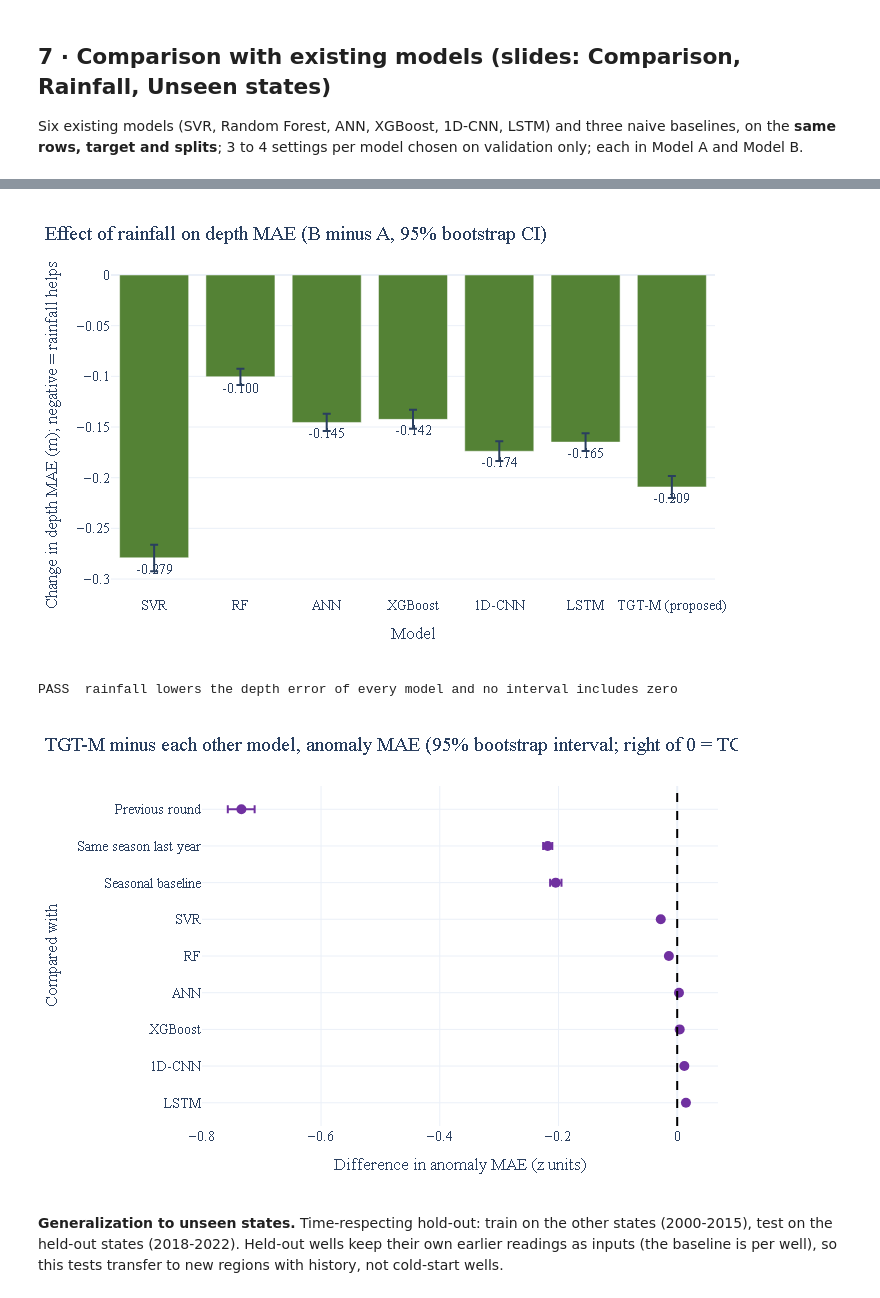
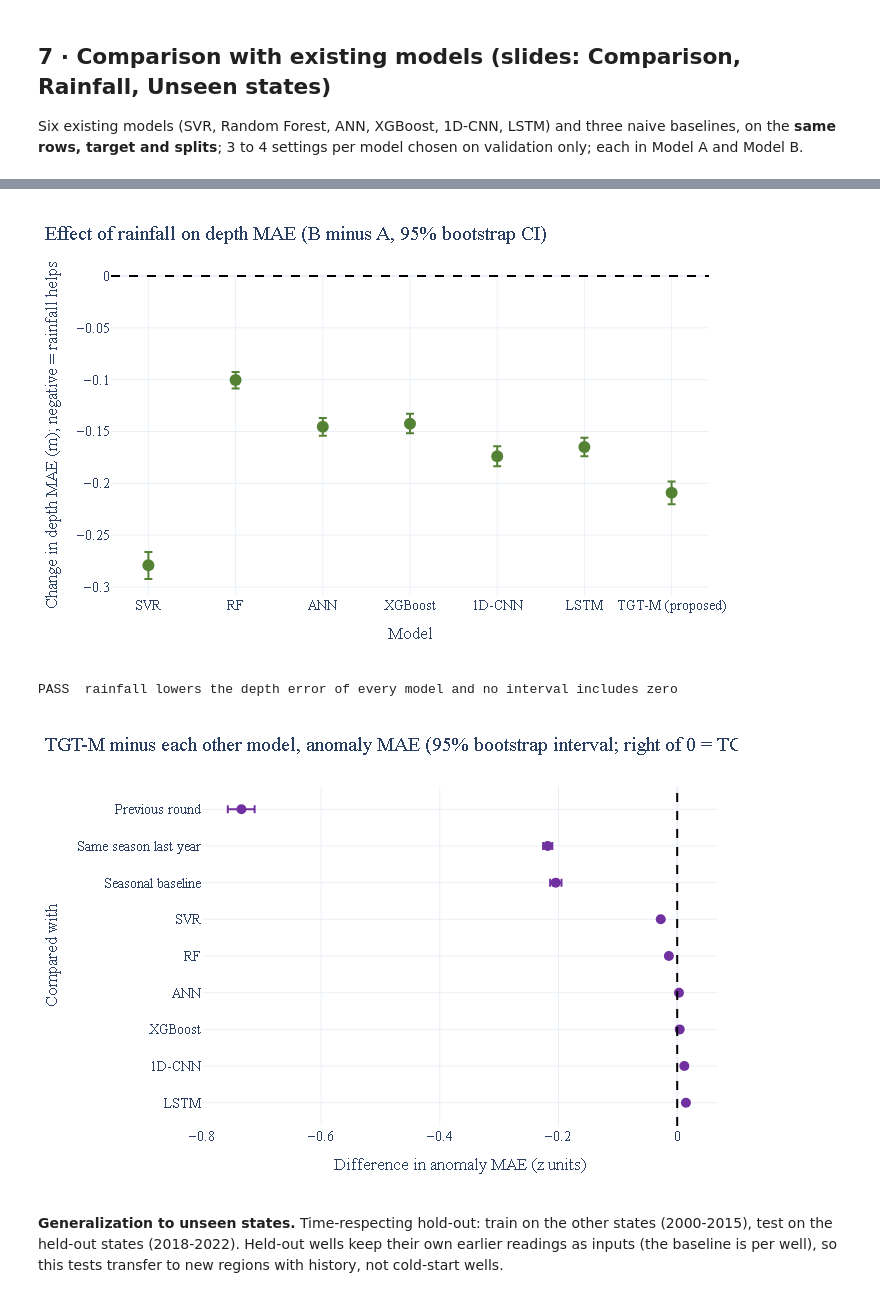
Before and after one commit to dhruvvvgg/bde-team7, a Jupyter notebook: notebooks/prerun/3_Review2_Implementation_PRERUN.ipynb, the cells around one changed output, grey strips where cells are left out. Saved outputs shown, nothing was run; the diff lists cells and outputs as text; code cells hidden in the pictures.

```diff
--- a/notebooks/prerun/3_Review2_Implementation_PRERUN.ipynb
+++ b/notebooks/prerun/3_Review2_Implementation_PRERUN.ipynb
@@ -512,16 +529,16 @@ PASS  TGT-M ranks 5th of 7 learned models on depth MAE
 # %%
 bt = pd.read_csv(T / "bootstrap.csv")
 r_ = bt[bt.comparison.str.endswith("(rainfall effect)") & (bt.metric == "depth_MAE")].copy(); r_["model"] = r_.comparison.str.split(":").str[0].map(lab)
-fig = go.Figure(go.Bar(x=r_.model, y=r_["diff"], marker_color=PAL["G"], error_y=dict(type="data", symmetric=False, array=r_.ci_hi - r_["diff"], arrayminus=r_["diff"] - r_.ci_lo),
-                       text=[f"{v:+.3f}" for v in r_["diff"]], textposition="outside"))
+fig = go.Figure(go.Scatter(x=r_.model, y=r_["diff"], mode="markers", marker=dict(size=12, color=PAL["G"]), error_y=dict(type="data", symmetric=False, array=r_.ci_hi - r_["diff"], arrayminus=r_["diff"] - r_.ci_lo)))
+fig.add_hline(y=0, line_dash="dash", line_color="black")
 show(fig, "Effect of rainfall on depth MAE (B minus A, 95% bootstrap CI)", "Model", "Change in depth MAE (m); negative = rainfall helps", h=460)
 check("rainfall lowers the depth error of every model and no interval includes zero", (r_.ci_hi < 0).all() and len(r_) == 7)
 t_ = bt[bt.comparison.str.startswith("TGT-M(B) - ") & (bt.metric == "anom_MAE")].copy(); t_["other"] = t_.comparison.str.extract(r"- (.*)\(B\)")[0].map(lab)
 fig = go.Figure(go.Scatter(x=t_["diff"], y=t_.other, mode="markers", marker=dict(size=10, color=PAL["T"]), error_x=dict(type="data", symmetric=False, array=t_.ci_hi - t_["diff"], arrayminus=t_["diff"] - t_.ci_lo)))
 fig.add_vline(x=0, line_dash="dash", line_color="black")
 show(fig, "TGT-M minus each other model, anomaly MAE (95% bootstrap interval; right of 0 = TGT-M worse)", "Difference in anomaly MAE (z units)", "Compared with", h=480, yaxis_autorange="reversed")
 # %% [output]
-[figure, old version]
+[figure, new version]
 PASS  rainfall lowers the depth error of every model and no interval includes zero
 [figure]
 # %% [markdown]
```
Also changed, not shown: parts of 11 cells of this notebook, 2 other files.
